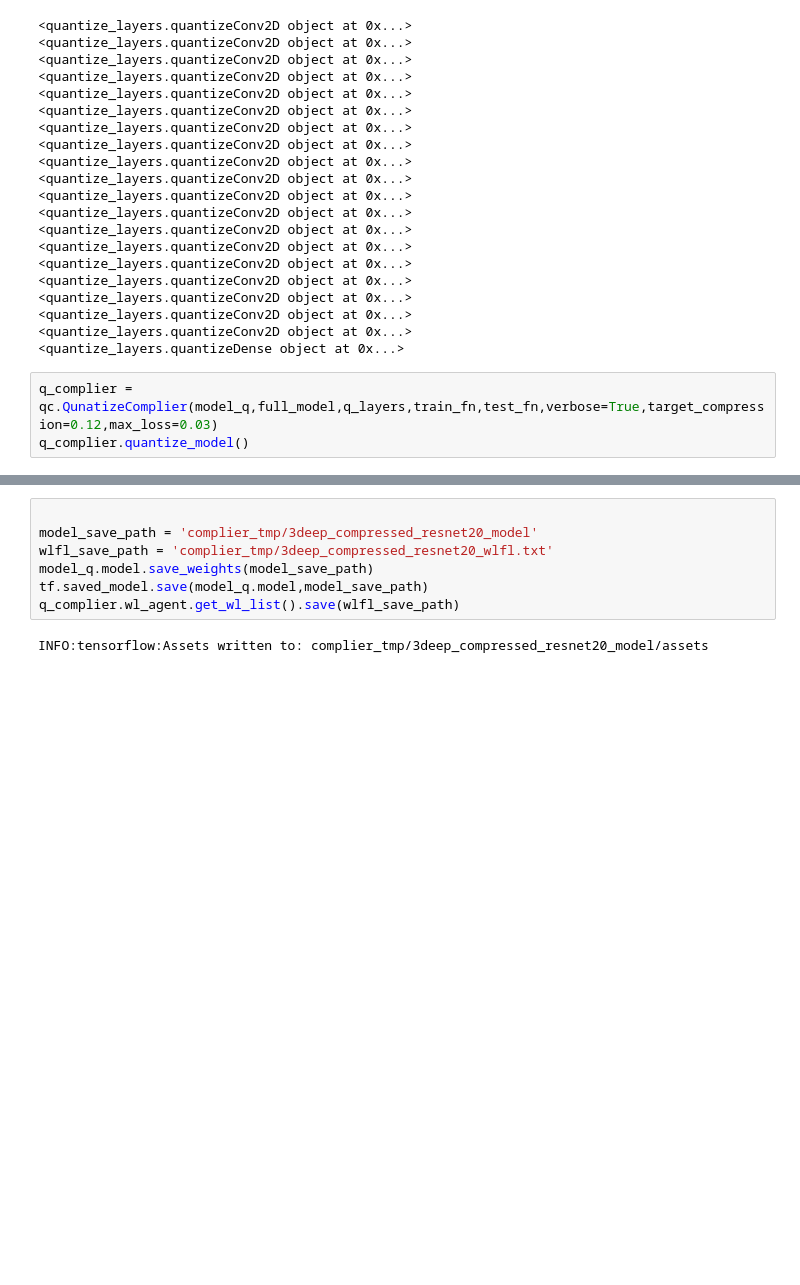
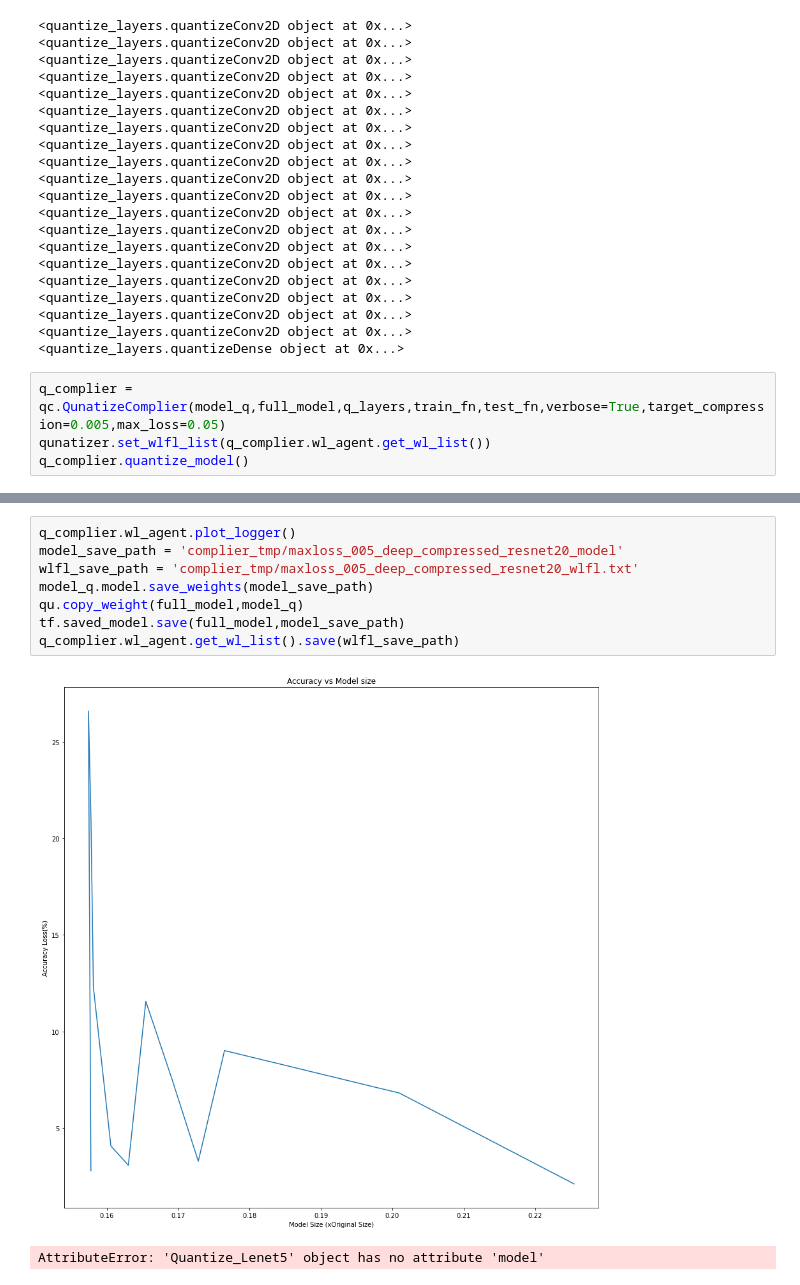
Before and after one commit to RX-0-95/cnn_image_classification, a Jupyter notebook: complier_dev.ipynb, the cells around one changed output, grey strips where cells are left out. Drawn from its saved outputs; the diff is of its cells as text; blank space fills up the shorter version.

```diff
--- a/complier_dev.ipynb
+++ b/complier_dev.ipynb
@@ -112,6 +110,7 @@ def test_fn(model,solver=solver,shuffle=False):
 <quantize_layers.quantizeConv2D object at 0x...>
 <quantize_layers.quantizeDense object at 0x...>
 # %%
-q_complier = qc.QunatizeComplier(model_q,full_model,q_layers,train_fn,test_fn,verbose=True,target_compression=0.12,max_loss=0.03)
+q_complier = qc.QunatizeComplier(model_q,full_model,q_layers,train_fn,test_fn,verbose=True,target_compression=0.005,max_loss=0.05)
+qunatizer.set_wlfl_list(q_complier.wl_agent.get_wl_list())
 q_complier.quantize_model()
 # %% [output]
@@ -135,11 +134,13 @@ Epoch: 0/1
 (<qunatize_resnet20.Resnet20 at 0x...>,
  <quantize_complier.WlflList at 0x...>)
 # %%
-
-model_save_path = 'complier_tmp/3deep_compressed_resnet20_model'
-wlfl_save_path = 'complier_tmp/3deep_compressed_resnet20_wlfl.txt'
+q_complier.wl_agent.plot_logger()
+model_save_path = 'complier_tmp/maxloss_005_deep_compressed_resnet20_model'
+wlfl_save_path = 'complier_tmp/maxloss_005_deep_compressed_resnet20_wlfl.txt'
 model_q.model.save_weights(model_save_path)
-tf.saved_model.save(model_q.model,model_save_path)
+qu.copy_weight(full_model,model_q)
+tf.saved_model.save(full_model,model_save_path)
 q_complier.wl_agent.get_wl_list().save(wlfl_save_path)
 # %% [output]
+[figure, added]
-INFO:tensorflow:Assets written to: complier_tmp/3deep_compressed_resnet20_model/assets
+AttributeError: 'Quantize_Lenet5' object has no attribute 'model'
```
Also changed, not shown: parts of 19 cells of this notebook, 56 other files.
